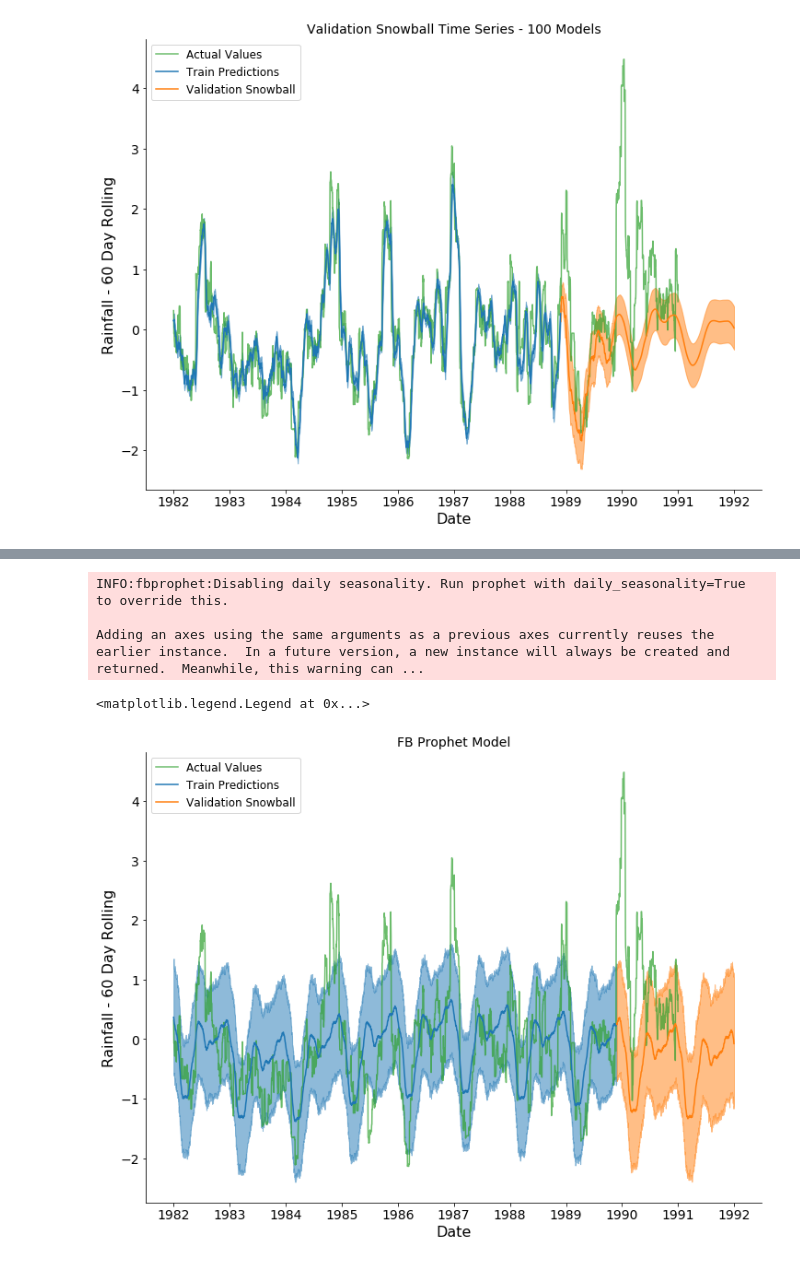
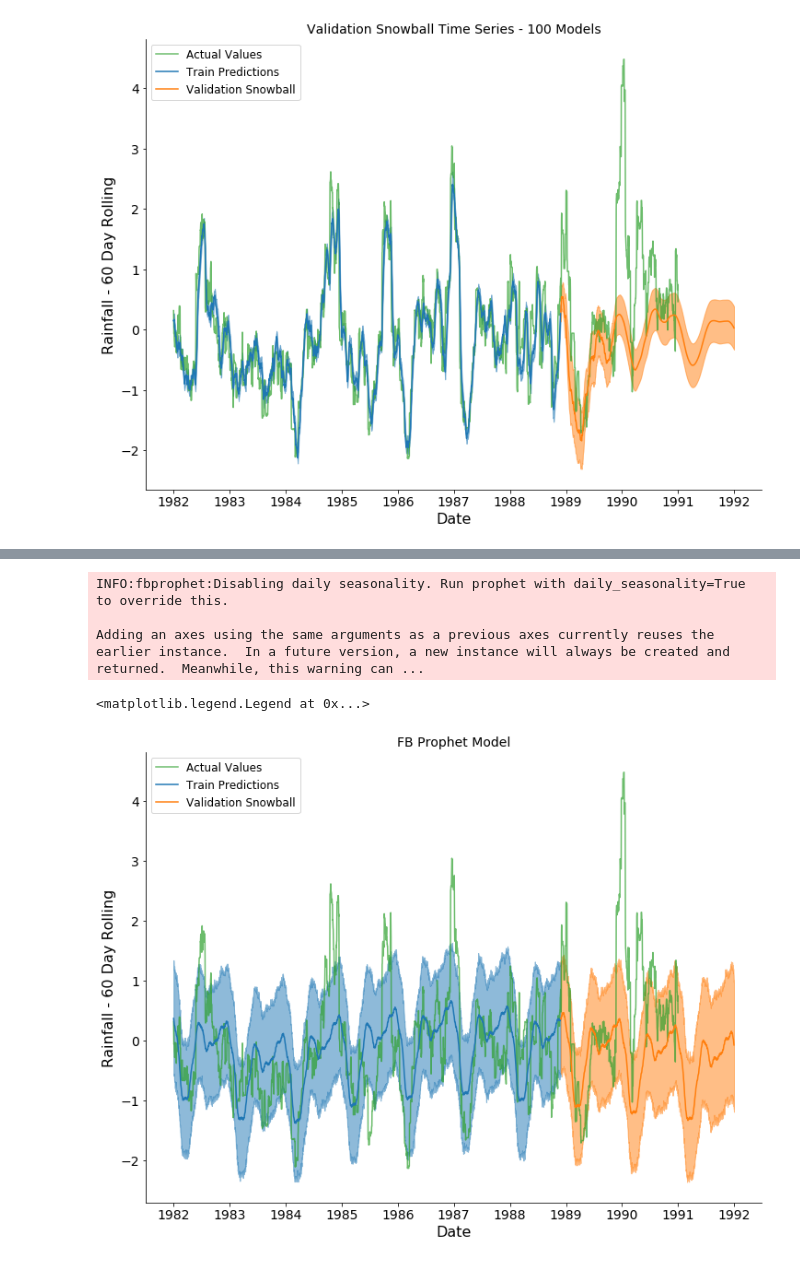
Before and after one commit to freedomtowin/ml-projects, a Jupyter notebook: deep-autoregressive-model-tensorflow.ipynb, the cells around one changed output, grey strips where cells are left out. Cells and saved outputs as stored; diff of their text form; code cells hidden in the pictures.

```diff
--- a/deep-autoregressive-model-tensorflow.ipynb
+++ b/deep-autoregressive-model-tensorflow.ipynb
@@ -560,6 +560,7 @@ Adding an axes using the same arguments as a previous axes currently reuses the
 # %%
 m = Prophet()
-m.fit(df[['Date','Rain_60dy_Rolling_Norm']][:-1130+lag].rename(columns={'Date':'ds','Rain_60dy_Rolling_Norm':'y'}))
+m.fit(df[['Date','Rain_60dy_Rolling_Norm','Temp_Norm']][:-1130+lag].rename(
+    columns={'Date':'ds','Rain_60dy_Rolling_Norm':'y','Temp_Norm':'add1'}))
 
 future = m.make_future_dataframe(periods=765+365)
 future.tail()
@@ -577,37 +578,37 @@ plt.xlabel("Date", fontsize=16)
 
 ax = plt.subplot(111)
 ax.spines["top"].set_visible(False)
 ax.spines["right"].set_visible(False)
 
 ax.get_xaxis().tick_bottom()
 ax.get_yaxis().tick_left()
 
 plt.xticks(fontsize=14)
 plt.yticks(fontsize=14)
 
 plt.plot(df['Date'][lag:],df['Rain_60dy_Rolling_Norm'][lag:],color='#2CA02C',alpha=0.7,
                                                      label='Actual Values')
 
 
 
-plt.plot(forecast.ds[lag:-1130+lag],forecast.yhat[lag:-1130+lag],color='#1F77B4',label='Train Predictions')
+plt.plot(forecast.ds[lag:-1130],forecast.yhat[lag:-1130],color='#1F77B4',label='Train Predictions')
 
-plt.fill_between(forecast.ds[lag:-1130+lag],forecast.yhat_lower[lag:-1130+lag],
-                                         forecast.yhat_upper[lag:-1130+lag],
+plt.fill_between(forecast.ds[lag:-1130],forecast.yhat_lower[lag:-1130],
+                                         forecast.yhat_upper[lag:-1130],
                  color='#1F77B4',alpha=0.5)
 
 
-plt.plot(forecast.ds[-1130+lag:],forecast.yhat[-1130+lag:],color='#FF7F0E',label='Validation Snowball')
+plt.plot(forecast.ds[-1130:],forecast.yhat[-1130:],color='#FF7F0E',label='Validation Snowball')
 
-plt.fill_between(forecast.ds[-1130+lag:],forecast.yhat_lower[-1130+lag:],
-                                         forecast.yhat_upper[-1130+lag:],
+plt.fill_between(forecast.ds[-1130:],forecast.yhat_lower[-1130:],
+                                         forecast.yhat_upper[-1130:],
                  color='#FF7F0E',alpha=0.5)
 
 
 plt.legend(prop={'size': 12})
 # %% [output]
 INFO:fbprophet:Disabling daily seasonality. Run prophet with daily_seasonality=True to override this.
 
 Adding an axes using the same arguments as a previous axes currently reuses the earlier instance.  In a future version, a new instance will always be created and returned.  Meanwhile, this warning can ...
 <matplotlib.legend.Legend at 0x...>
-[figure, old version]
+[figure, new version]
```
Also changed, not shown: parts of 2 cells of this notebook.
